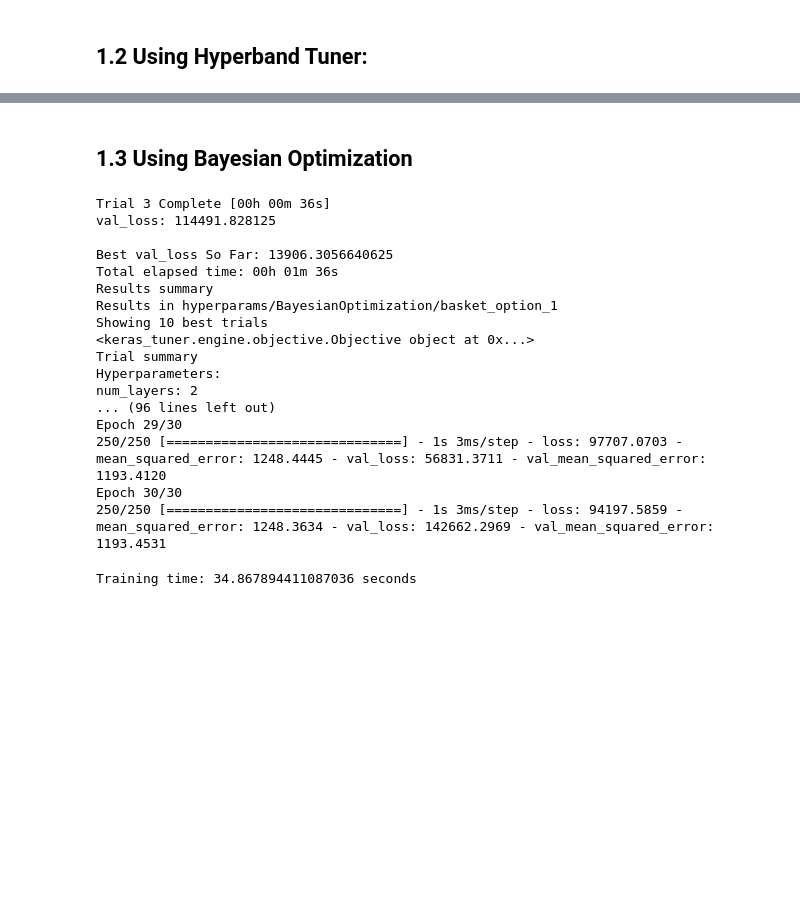
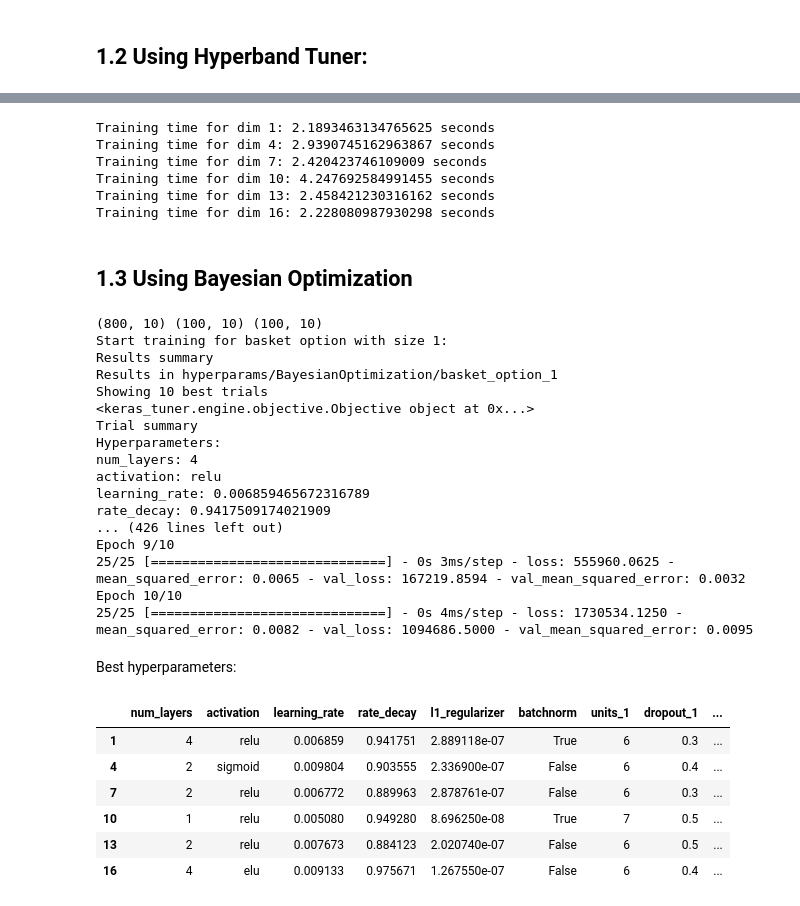
Before and after one commit to MathePhysics/UROP-2022, a Jupyter notebook: NeuralNetwork/experimenting_basket.ipynb, the cells around one changed output, grey strips where cells are left out. Saved outputs shown, nothing was run; the diff lists cells and outputs as text; code cells hidden in the pictures; blank space fills up the shorter version.

```diff
--- a/NeuralNetwork/experimenting_basket.ipynb
+++ b/NeuralNetwork/experimenting_basket.ipynb
@@ -303,0 +333,4 @@ Training time: 26.55580735206604 seconds
+# %%
+for i,dim in enumerate(dims):
+  print(f"The best validation MSE for basket of size {dim}: \n  {min(best_models_history_hb[i].history['val_mean_squared_error'])}")
+  # print(f"The best validation MAPE for basket of size {dim}: \n  {min(best_models_history[i].history['val_mean_absolute_percentage_error'])}")
@@ -304,12 +350,23 @@ Training time: 26.55580735206604 seconds
+# %%
+for i,dim in enumerate(dims):
+  print(f"Training time for dim {dim}: {end_train_hb[i] - begin_train_hb[i]} seconds")
+# %% [output]
+Training time for dim 1: 2.1893463134765625 seconds
+Training time for dim 4: 2.9390745162963867 seconds
+Training time for dim 7: 2.420423746109009 seconds
+Training time for dim 10: 4.247692584991455 seconds
+Training time for dim 13: 2.458421230316162 seconds
+Training time for dim 16: 2.228080987930298 seconds
 # %% [markdown]
 ## 1.3 Using Bayesian Optimization
 # %%
-dims = [1]
+dims = [1, 4, 7, 10, 13, 16]
+best_models_history_bo = []
+best_hp_lists_bo = []
+begin_train_bo, end_train_bo = [0]*len(dims),[0]*len(dims)
+
 for i, dim in enumerate(dims):
-    train_ds, valid_ds, test_ds = pipeline1(dataframes_list_1[i].to_numpy(), scaling=False)
-
-    train_copy, valid_copy, test_copy = pipeline1(dataframes_list_1[i].to_numpy(), prefetch=False)
-
+    train_ds, valid_ds, test_ds = pipeline1(dataframes_list[i].to_numpy(), scaling=True, prefetch=True)
 
     print(f"Start training for basket option with size {dim}:")
 
@@ -321,36 +378,45 @@ for i, dim in enumerate(dims):
     project_name=f"basket_option_{dim}", # the name of the project
     )
 
-    bayes_tuner.search(train_ds, epochs = 30, validation_data = valid_ds)
+    bayes_tuner.search(train_ds, epochs = 5, validation_data = valid_ds)
 
-    best_hp_lists.append(bayes_tuner.get_best_hyperparameters(1)[0])
+    best_hp_lists_bo.append(bayes_tuner.get_best_hyperparameters(1)[0])
     models = bayes_tuner.get_best_models(num_models=1)
     best_model = models[0]
 
     bayes_tuner.results_summary()
 
-    begin_train = time.time()
-    history = best_model.fit(train_ds, epochs = 30, validation_data = valid_ds)
-    end_train = time.time()
+    begin_train_bo[i] = time.time()
+    history = best_model.fit(train_ds, epochs = 10, validation_data = valid_ds)
+    end_train_bo[i] = time.time()
+    best_models_history_bo.append(history)
 # %% [output]
-Trial 3 Complete [00h 00m 36s]
-val_loss: 114491.828125
-
-Best val_loss So Far: 13906.3056640625
-Total elapsed time: 00h 01m 36s
+(800, 10) (100, 10) (100, 10)
+Start training for basket option with size 1:
 Results summary
 Results in hyperparams/BayesianOptimization/basket_option_1
 Showing 10 best trials
 <keras_tuner.engine.objective.Objective object at 0x...>
 Trial summary
 Hyperparameters:
-num_layers: 2
-... (96 lines left out)
-Epoch 29/30
-250/250 [==============================] - 1s 3ms/step - loss: 97707.0703 - mean_squared_error: 1248.4445 - val_loss: 56831.3711 - val_mean_squared_error: 1193.4120
-Epoch 30/30
-250/250 [==============================] - 1s 3ms/step - loss: 94197.5859 - mean_squared_error: 1248.3634 - val_loss: 142662.2969 - val_mean_squared_error: 1193.4531
+num_layers: 4
+activation: relu
+learning_rate: 0.006859465672316789
+rate_decay: 0.9417509174021909
+... (426 lines left out)
+Epoch 9/10
+25/25 [==============================] - 0s 3ms/step - loss: 555960.0625 - mean_squared_error: 0.0065 - val_loss: 167219.8594 - val_mean_squared_error: 0.0032
+Epoch 10/10
+25/25 [==============================] - 0s 4ms/step - loss: 1730534.1250 - mean_squared_error: 0.0082 - val_loss: 1094686.5000 - val_mean_squared_error: 0.0095
-# %%
-print(f"Training time: {end_train - begin_train} seconds")
-# %% [output]
-Training time: 34.867894411087036 seconds
+# %% [markdown]
+Best hyperparameters:
+# %%
+pd.DataFrame([best_hp_lists_bo[i].values for i in range(len(dims))], index = dims)
+# %% [output]
+|  | num_layers | activation | learning_rate | rate_decay | l1_regularizer | batchnorm | units_1 | dropout_1 | ... |
+| 1 | 4 | relu | 0.006859 | 0.941751 | 2.889118e-07 | True | 6 | 0.3 | ... |
+| 4 | 2 | sigmoid | 0.009804 | 0.903555 | 2.336900e-07 | False | 6 | 0.4 | ... |
+| 7 | 2 | relu | 0.006772 | 0.889963 | 2.878761e-07 | False | 6 | 0.3 | ... |
+| 10 | 1 | relu | 0.005080 | 0.949280 | 8.696250e-08 | True | 7 | 0.5 | ... |
+| 13 | 2 | relu | 0.007673 | 0.884123 | 2.020740e-07 | False | 6 | 0.5 | ... |
+| 16 | 4 | elu | 0.009133 | 0.975671 | 1.267550e-07 | False | 6 | 0.4 | ... |
```
Also changed, not shown: parts of 17 cells of this notebook.
